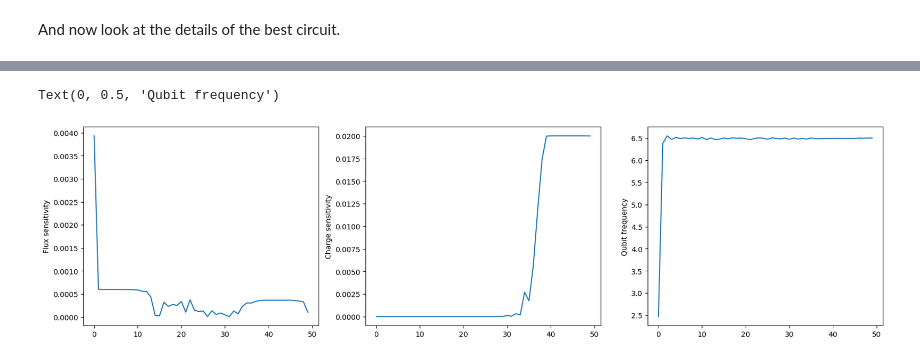
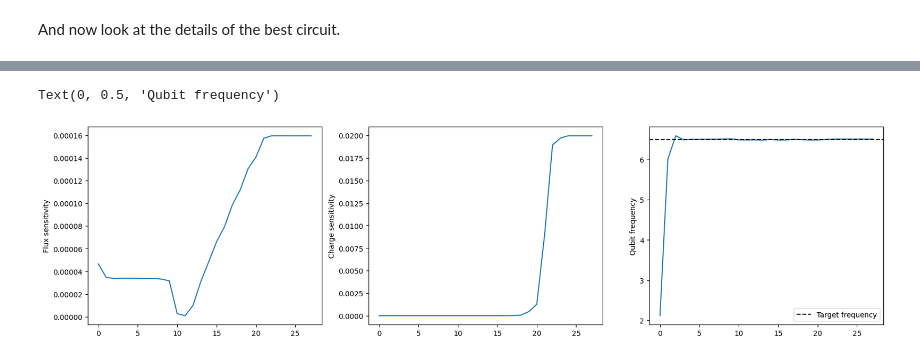
Before and after one commit to stanfordLINQS/Qubit-Discovery, a Jupyter notebook: tutorials/QD_transmon-optim.ipynb, the cells around one changed output, grey strips where cells are left out. Drawn from its saved outputs; the diff is of its cells as text; code cells hidden in the pictures.

```diff
--- a/tutorials/QD_transmon-optim.ipynb
+++ b/tutorials/QD_transmon-optim.ipynb
@@ -11,15 +11,15 @@ import SQcircuit as sq
 # %% [markdown]
 1. Initialize a sampler to randomly sample circuits from allowed element ranges.
 # %%
-# Turn on optimization
-sq.set_optim_mode(True)
+# Switch to the PyTorch engine
+sq.set_engine('PyTorch')
 
 # Construct circuit sampler
 sampler = qd.optimization.CircuitSampler(
     capacitor_range=[1e-15, 12e-12],    # in F
     inductor_range=[1e-15, 5e-6],       # in H
     junction_range=[1e9, 100e9],        # in Hz
-    flux_range=[0 + 1e-2, 2 * np.pi - 1e-2]
+    flux_range=[0, 1]                   # in units of Phi0
 )
 # %% [markdown]
 2. Construct loss function, using some built-in and some custom metrics. We'll optimize for
@@ -93,13 +89,15 @@ diag called
 # %% [markdown]
 4. We can now look at the best-performing optimizations. Let's start by plotting the learning curve of some of the runs.
 # %%
-best_runs = sorted(np.arange(len(loss_records)), key = lambda i: loss_records[i]['total_loss'][-1])
-loss_records.sort(key = lambda rec: rec['total_loss'][-1])
+# Get indices of best runs (sorted by final total loss)
+best_runs = sorted(np.arange(len(loss_records)),
+                   key = lambda i: loss_records[i]['total_loss'][-1])
 
 # Plot best 10 optimizations
 norm = matplotlib.colors.Normalize(vmin=0, vmax=10)
-sm = matplotlib.cm.ScalarMappable(cmap=matplotlib.colormaps['Blues'], norm=norm)
-for i, rec in enumerate(loss_records[:10]):
+sm = matplotlib.cm.ScalarMappable(cmap=matplotlib.colormaps['Blues_r'], norm=norm)
+for i, run_idx in enumerate(best_runs[:10]):
+    rec = loss_records[run_idx]
     if i == 0:
         best_loss = rec['total_loss'][-1]
         plt.axhline(best_loss, label=f'Best loss = {best_loss:.2e}', c='k', linestyle='--')
@@ -130,12 +128,14 @@ $\displaystyle \text{loops:}~~~~~~~~~~~\varphi_{\text{ext}_{1}} / 2 \pi = 0.5$
 # %%
 fig, ax = plt.subplots(1, 3, figsize=(20, 5))
 
-ax[0].plot(best_metrics_record['flux_sensitivity'])
+ax[0].plot(metric_records[best_runs[0]]['flux_sensitivity'])
 ax[0].set_ylabel('Flux sensitivity')
-ax[1].plot(best_metrics_record['charge_sensitivity'])
+ax[1].plot(metric_records[best_runs[0]]['charge_sensitivity'])
 ax[1].set_ylabel('Charge sensitivity')
-ax[2].plot(best_metrics_record['target_frequency'])
+ax[2].plot(metric_records[best_runs[0]]['target_frequency'])
+ax[2].axhline(TARGET_FREQUENCY, label='Target frequency', c='k', linestyle='--')
+ax[2].legend()
 ax[2].set_ylabel('Qubit frequency')
 # %% [output]
 Text(0, 0.5, 'Qubit frequency')
-[figure, old version]
+[figure, new version]
```
Also changed, not shown: parts of 4 cells of this notebook, 2 other files.
